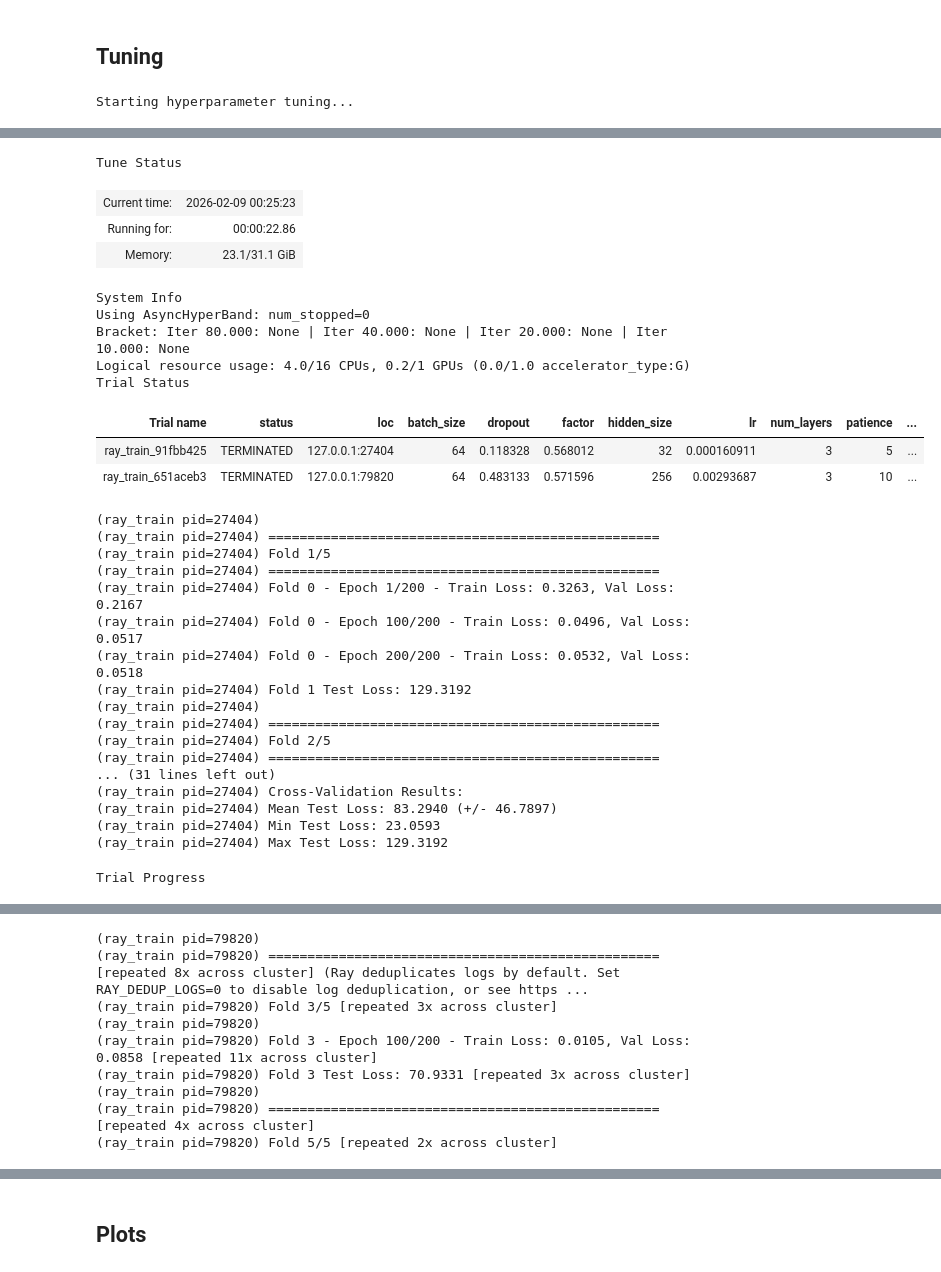
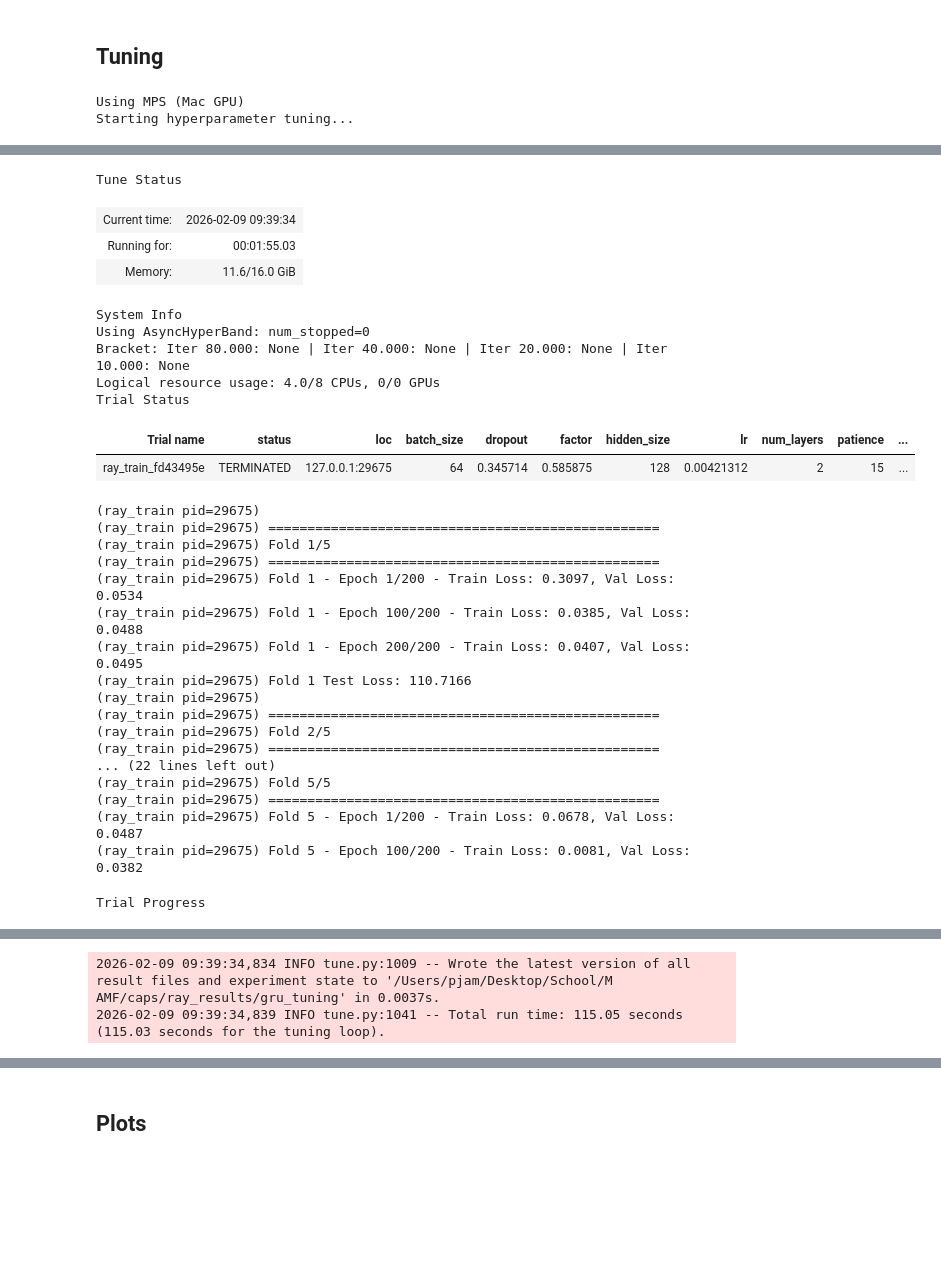
Before and after one commit to paulomercado/caps, a Jupyter notebook: main.ipynb, the cells around one changed output, grey strips where cells are left out. Saved outputs shown, nothing was run; the diff lists cells and outputs as text; code cells hidden in the pictures; blank space fills up the shorter version.

Commit message:
fixing for mac compatability, running on mac

```diff
--- a/main.ipynb
+++ b/main.ipynb
@@ -573,7 +573,7 @@ from data import transform_data, TimeSeriesDataset, inverse_transform
 from tuning import ray_train
 # %%
 #trials
-trials = 2
+trials = 1
 # Define search space
 search_space = {
     "lr": tune.loguniform(1e-4, 1e-2),
@@ -603,10 +603,17 @@ search_alg = OptunaSearch(
 )
 
 # Wrap with resources
-ray_train_with_resources = tune.with_resources(
-    ray_train,
-    resources={"cpu": 4, "gpu": 0.2}
-)
+resources = {"cpu": 4}
+
+if torch.cuda.is_available():
+    resources["gpu"] = 0.2
+    print("Using CUDA GPU")
+elif torch.backends.mps.is_available():
+    print("Using MPS (Mac GPU) - GPU allocation not specified")
+else:
+    print("Using CPU only")
+
+ray_train_with_resources = tune.with_resources(ray_train, resources=resources)
 
 def trial_dirname_creator(trial):
     return f"trial_{trial.trial_id}"
@@ -645,4 +652,5 @@ print(f"\nBest CV Loss: {best_result.metrics['loss']:.4f}")
 with open("best_config.json", "w") as f:
     json.dump(best_config, f, indent=4)
 # %% [output]
+Using MPS (Mac GPU)
 Starting hyperparameter tuning...
@@ -652,31 +660,30 @@ Starting hyperparameter tuning...
 Tune Status
-| Current time: | 2026-02-09 00:25:23 |
-| Running for: | 00:00:22.86 |
-| Memory: | 23.1/31.1 GiB |
+| Current time: | 2026-02-09 09:39:34 |
+| Running for: | 00:01:55.03 |
+| Memory: | 11.6/16.0 GiB |
 System Info
 Using AsyncHyperBand: num_stopped=0
 Bracket: Iter 80.000: None | Iter 40.000: None | Iter 20.000: None | Iter 10.000: None
-Logical resource usage: 4.0/16 CPUs, 0.2/1 GPUs (0.0/1.0 accelerator_type:G)
+Logical resource usage: 4.0/8 CPUs, 0/0 GPUs
 Trial Status
 | Trial name | status | loc | batch_size | dropout | factor | hidden_size | lr | num_layers | patience | ... |
-| ray_train_91fbb425 | TERMINATED | 127.0.0.1:27404 | 64 | 0.118328 | 0.568012 | 32 | 0.000160911 | 3 | 5 | ... |
-| ray_train_651aceb3 | TERMINATED | 127.0.0.1:79820 | 64 | 0.483133 | 0.571596 | 256 | 0.00293687 | 3 | 10 | ... |
+| ray_train_fd43495e | TERMINATED | 127.0.0.1:29675 | 64 | 0.345714 | 0.585875 | 128 | 0.00421312 | 2 | 15 | ... |
-(ray_train pid=27404)
-(ray_train pid=27404) ==================================================
-(ray_train pid=27404) Fold 1/5
-(ray_train pid=27404) ==================================================
-(ray_train pid=27404) Fold 0 - Epoch 1/200 - Train Loss: 0.3263, Val Loss: 0.2167
-(ray_train pid=27404) Fold 0 - Epoch 100/200 - Train Loss: 0.0496, Val Loss: 0.0517
-(ray_train pid=27404) Fold 0 - Epoch 200/200 - Train Loss: 0.0532, Val Loss: 0.0518
-(ray_train pid=27404) Fold 1 Test Loss: 129.3192
-(ray_train pid=27404)
-(ray_train pid=27404) ==================================================
-(ray_train pid=27404) Fold 2/5
-(ray_train pid=27404) ==================================================
-... (31 lines left out)
-(ray_train pid=27404) Cross-Validation Results:
-(ray_train pid=27404) Mean Test Loss: 83.2940 (+/- 46.7897)
-(ray_train pid=27404) Min Test Loss: 23.0593
-(ray_train pid=27404) Max Test Loss: 129.3192
+(ray_train pid=29675)
+(ray_train pid=29675) ==================================================
+(ray_train pid=29675) Fold 1/5
+(ray_train pid=29675) ==================================================
+(ray_train pid=29675) Fold 1 - Epoch 1/200 - Train Loss: 0.3097, Val Loss: 0.0534
+(ray_train pid=29675) Fold 1 - Epoch 100/200 - Train Loss: 0.0385, Val Loss: 0.0488
+(ray_train pid=29675) Fold 1 - Epoch 200/200 - Train Loss: 0.0407, Val Loss: 0.0495
+(ray_train pid=29675) Fold 1 Test Loss: 110.7166
+(ray_train pid=29675)
+(ray_train pid=29675) ==================================================
+(ray_train pid=29675) Fold 2/5
+(ray_train pid=29675) ==================================================
+... (22 lines left out)
+(ray_train pid=29675) Fold 5/5
+(ray_train pid=29675) ==================================================
+(ray_train pid=29675) Fold 5 - Epoch 1/200 - Train Loss: 0.0678, Val Loss: 0.0487
+(ray_train pid=29675) Fold 5 - Epoch 100/200 - Train Loss: 0.0081, Val Loss: 0.0382
 Trial Progress
 | Trial name | checkpoint_dir_name | date | done | experiment_tag | hostname | iterations_since_restore | loss | ... |
@@ -685,9 +691,2 @@ Trial Progress
-(ray_train pid=79820)
-(ray_train pid=79820) ================================================== [repeated 8x across cluster] (Ray deduplicates logs by default. Set RAY_DEDUP_LOGS=0 to disable log deduplication, or see https ...
-(ray_train pid=79820) Fold 3/5 [repeated 3x across cluster]
-(ray_train pid=79820)
-(ray_train pid=79820) Fold 3 - Epoch 100/200 - Train Loss: 0.0105, Val Loss: 0.0858 [repeated 11x across cluster]
-(ray_train pid=79820) Fold 3 Test Loss: 70.9331 [repeated 3x across cluster]
-(ray_train pid=79820)
-(ray_train pid=79820) ================================================== [repeated 4x across cluster]
-(ray_train pid=79820) Fold 5/5 [repeated 2x across cluster]
+2026-02-09 09:39:34,834 INFO tune.py:1009 -- Wrote the latest version of all result files and experiment state to '/Users/pjam/Desktop/School/M AMF/caps/ray_results/gru_tuning' in 0.0037s.
+2026-02-09 09:39:34,839 INFO tune.py:1041 -- Total run time: 115.05 seconds (115.03 seconds for the tuning loop).
```
Also changed, not shown: parts of 5 cells of this notebook, 3 other files.
